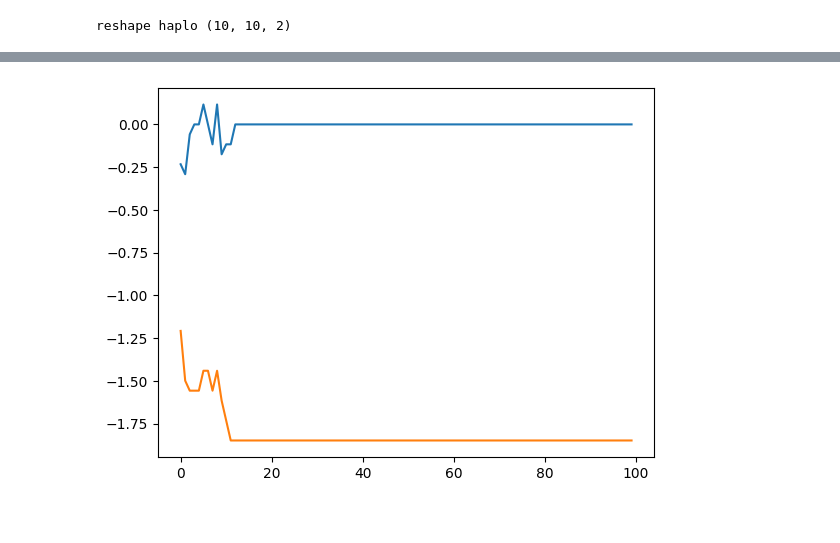
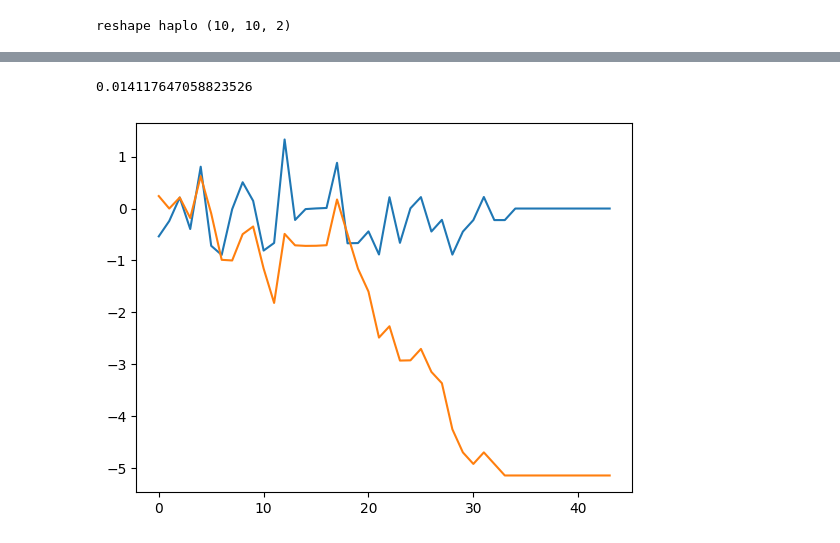
Before and after one commit to cjGO/breeder_agent, a Jupyter notebook: test.ipynb, the cells around one changed output, grey strips where cells are left out. Saved outputs shown, nothing was run; the diff lists cells and outputs as text; code cells hidden in the pictures.

```diff
--- a/test.ipynb
+++ b/test.ipynb
@@ -882,6 +882,10 @@ class BreedingProgram:
         # after = print_memory_usage()
         return reward, self.current_scores
 
+    def reset(self):
+        self.current_population = self.initial_population
+        self.current_scores = self.initial_scores
+
 
 initial_population =  reshape_pop(maizeHaplo)
 genetic_map = return_genetic_map_df(markerEffects, nChr, geneticMap)
@@ -900,3 +904,24 @@ critic_loss_list=[]
 farm  = BreedingProgram(initial_population, genetic_map, population_size, marker_count, chromosome_number, max_generation, heritability)
 # %% [output]
 reshape haplo (10, 10, 2)
+# %%
+distances = []
+for i in range(500):
+    rewards = []
+    scores = []
+    distance = 0
+    for _ in range(300):
+        reward, score = farm.run_single()
+        rewards.append(reward)
+        scores.append(score)
+        distance += 1
+
+        # Check if the last 5 rewards are the same
+        if len(rewards) >= 5 and len(set(rewards[-5:])) == 1:
+            break
+
+    # Append the distance to the distances list
+    distances.append(distance)
+
+    # Reset the environment
+    farm.reset()
@@ -903,16 +933,35 @@ reshape haplo (10, 10, 2)
+# %%
+import numpy as np
+from scipy import stats
+
+# Your list of values
+values = distances
+
+# Create an array of indices, same length as your list
+indices = np.array(range(len(values)))
+
+# Perform linear regression
+slope, intercept, r_value, p_value, std_err = stats.linregress(indices, values)
+slope
+# %% [output]
+0.014117647058823526
 # %%
 
 rewards = []
 scores = []
 for _ in range(100):
     reward, score = farm.run_single()
     rewards.append(reward)
     scores.append(score)
-plt.plot(rewards)
-plt.plot([x.mean() for x in scores])
-plt.show()
+
+    # Check if the last 5 rewards are the same
+    if len(rewards) >= 10 and len(set(rewards[-10:])) == 1:
+        farm.reset()
+        plt.plot(rewards)
+        plt.plot([x.mean() for x in scores])
+        plt.show()
 # %% [output]
-[figure, old version]
+[figure, new version]
 # %%
 gs = gridspec.GridSpec(1, 1)
 
```
Also changed, not shown: parts of 1 cell of this notebook.
